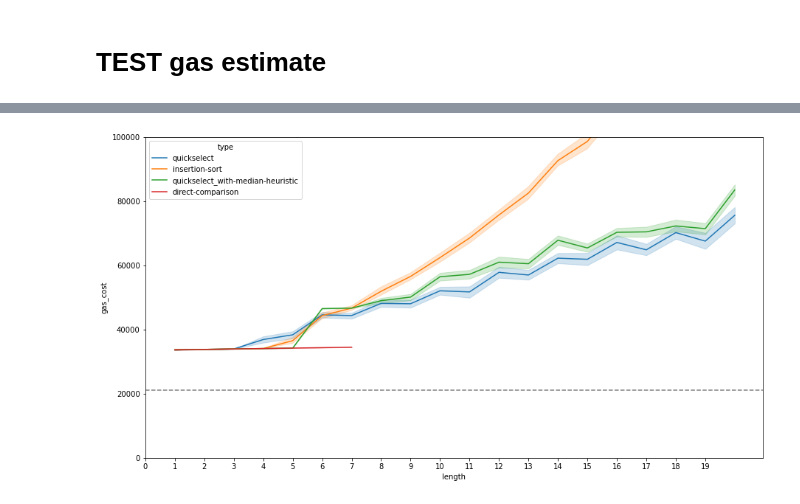
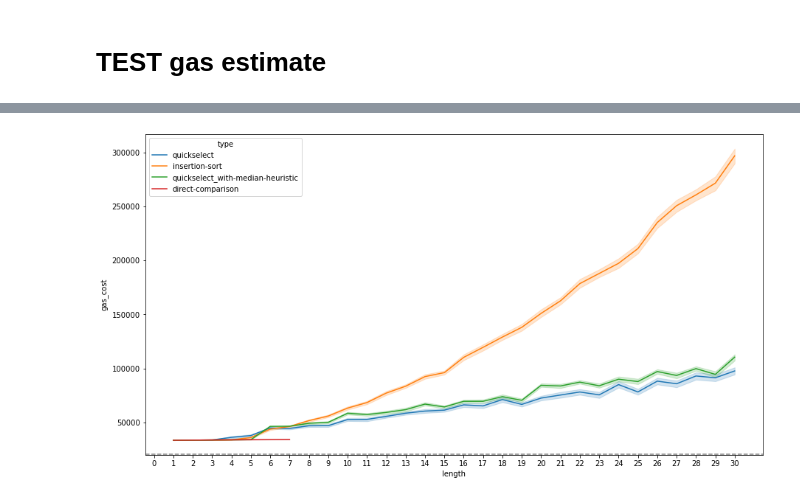
Before and after one commit to api3dao/airnode, a Jupyter notebook: packages/protocol/notebooks/median.sol analysis.ipynb, the cells around one changed output, grey strips where cells are left out. Drawn from its saved outputs; the diff is of its cells as text; code cells hidden in the pictures.

```diff
--- a/packages/protocol/notebooks/median.sol analysis.ipynb
+++ b/packages/protocol/notebooks/median.sol analysis.ipynb
@@ -136,13 +139,13 @@ df
 # %%
 #g = df.groupby('length').mean()
 plt.figure(figsize=(15,8))
 
 g = sns.lineplot(data=df, x="length", y="gas_cost", hue="type");
 
 plt.axhline(21_000, ls='--', color='grey')
 
-g.set_xticks(list(range(20)));
+g.set_xticks(list(range(31)));
 
-plt.ylim(0, 100_000);
+#plt.ylim(0, 100_000);
 # %% [output]
-[figure, old version]
+[figure, new version]
```
Also changed, not shown: parts of 3 cells of this notebook.
